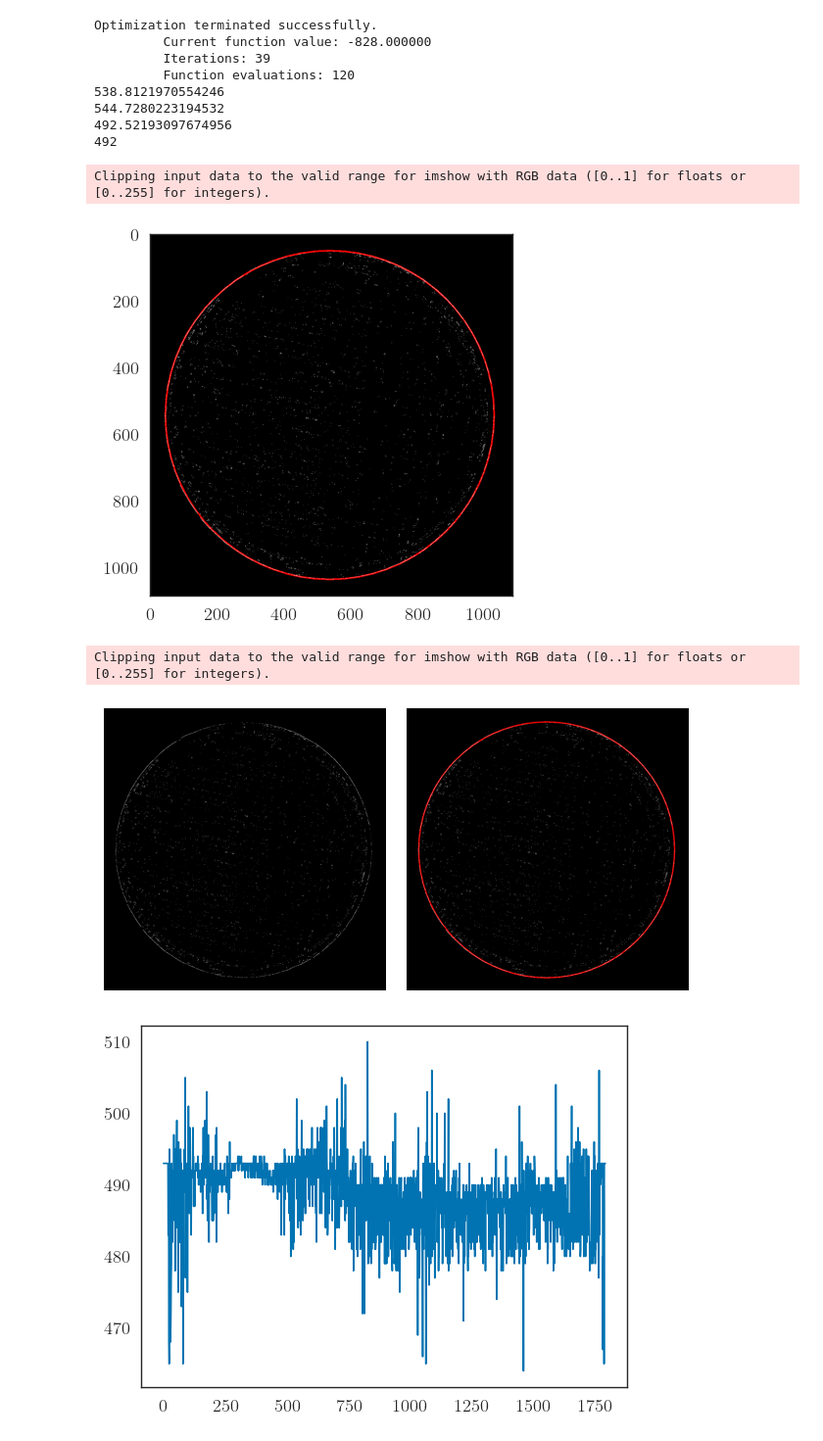
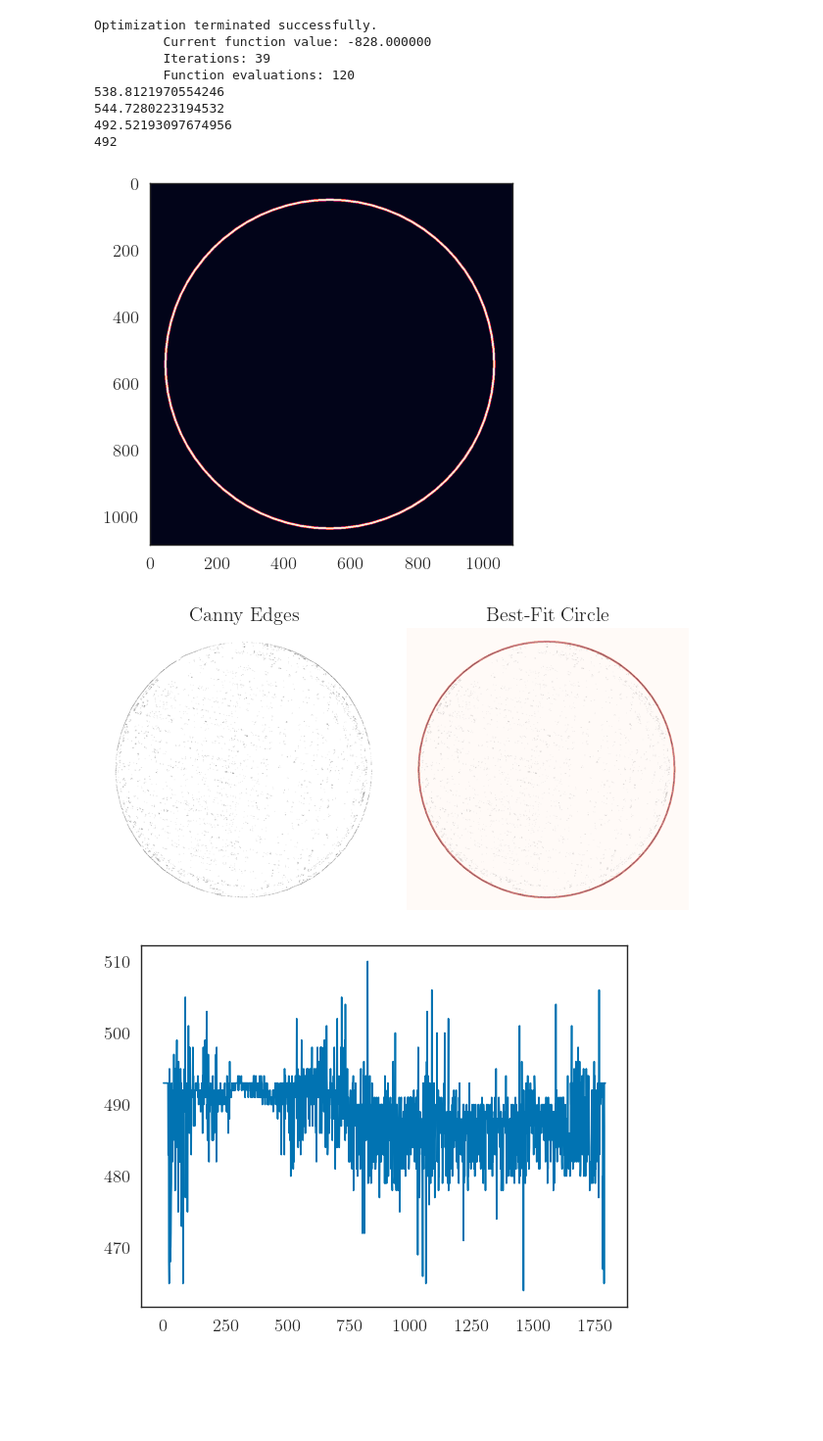
Before and after one commit to tpasfieldERAU/MA390-490_PNNL, a Jupyter notebook: dimensioning/diameter-analysis.ipynb, the cells around one changed output. Shown at 98% size. Saved outputs shown, nothing was run; the diff lists cells and outputs as text; code cells hidden in the pictures; blank space fills up the shorter version.

```diff
--- a/dimensioning/diameter-analysis.ipynb
+++ b/dimensioning/diameter-analysis.ipynb
@@ -54,31 +54,32 @@ Optimization terminated successfully.
 492.52193097674956
 492
 # %%
-mask = np.zeros([1085,1085,3], dtype=np.uint8)
-mask = cv.circle(mask, [np.uint32(x0), np.uint32(y0)], np.uint32(r0), [1,0,0], 3)
+mask = np.zeros([1085,1085], dtype=np.uint8) * 255
+mask = cv.circle(mask, [np.uint32(x0), np.uint32(y0)], np.uint32(r0), 1, 5)
 
 plh = np.zeros([1085,1085,3])
 plh[:,:,0] = mat
 plh[:,:,1] = mat
 plh[:,:,2] = mat
 
-plt.imshow(plh+mask)
+plt.imshow(mask)
 plt.show()
 # %% [output]
-Clipping input data to the valid range for imshow with RGB data ([0..1] for floats or [0..255] for integers).
-[figure, old version]
+[figure, new version]
 # %%
 fig, axs = plt.subplots(1,2)
-axs[0].imshow(mat, cmap='gray')
-axs[1].imshow(plh+mask)
+axs[0].imshow(mat, cmap='binary')
+axs[0].set_title("Canny Edges")
+axs[1].imshow(mat, cmap='binary')
+axs[1].imshow(mask, alpha=0.5, cmap='Reds')
+axs[1].set_title("Best-Fit Circle")
 axs[0].axis('off')
 axs[1].axis('off')
 
 fig.tight_layout()
-fig.show()
+plt.show()
 # %% [output]
-Clipping input data to the valid range for imshow with RGB data ([0..1] for floats or [0..255] for integers).
-[figure, old version]
+[figure, new version]
 # %%
 radii = []
 xs = []
```
Also changed, not shown: parts of 1 cell of this notebook, 3 other files.
